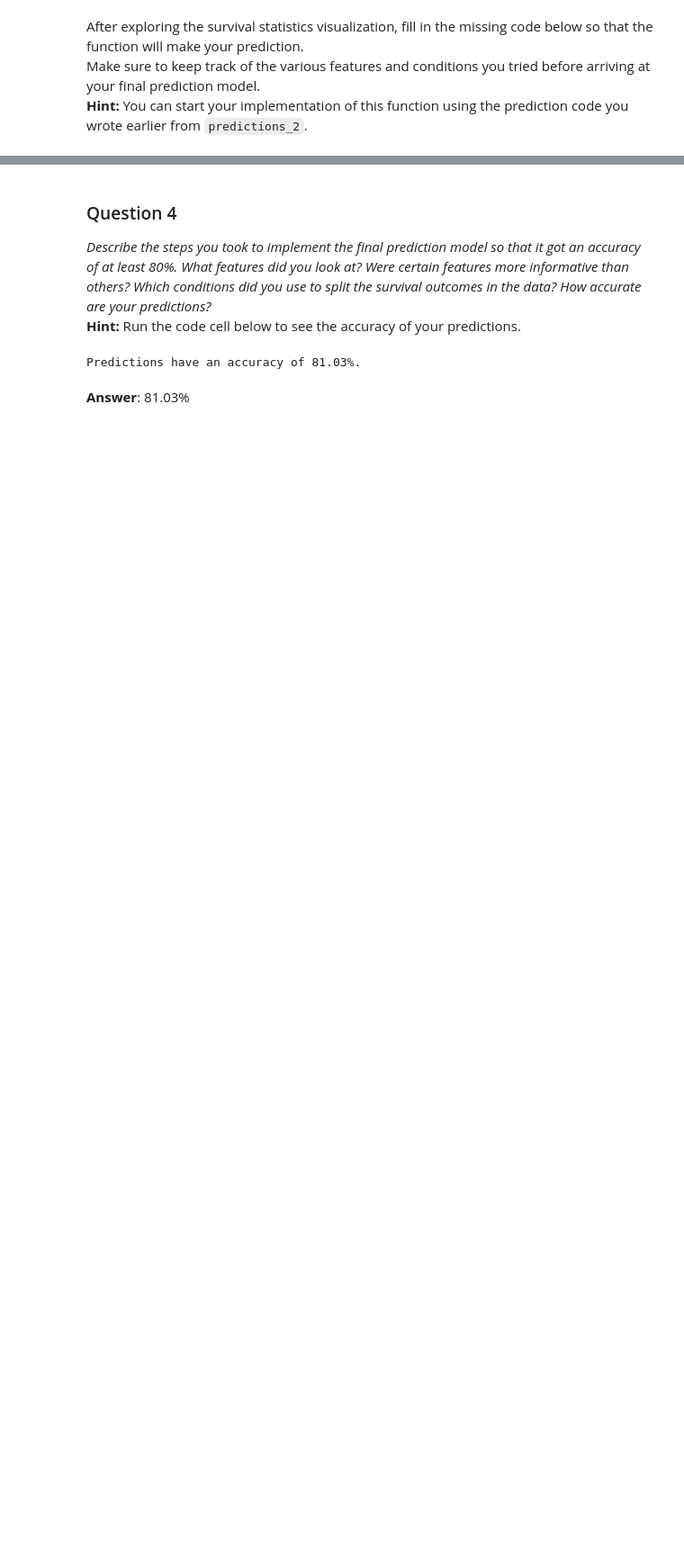
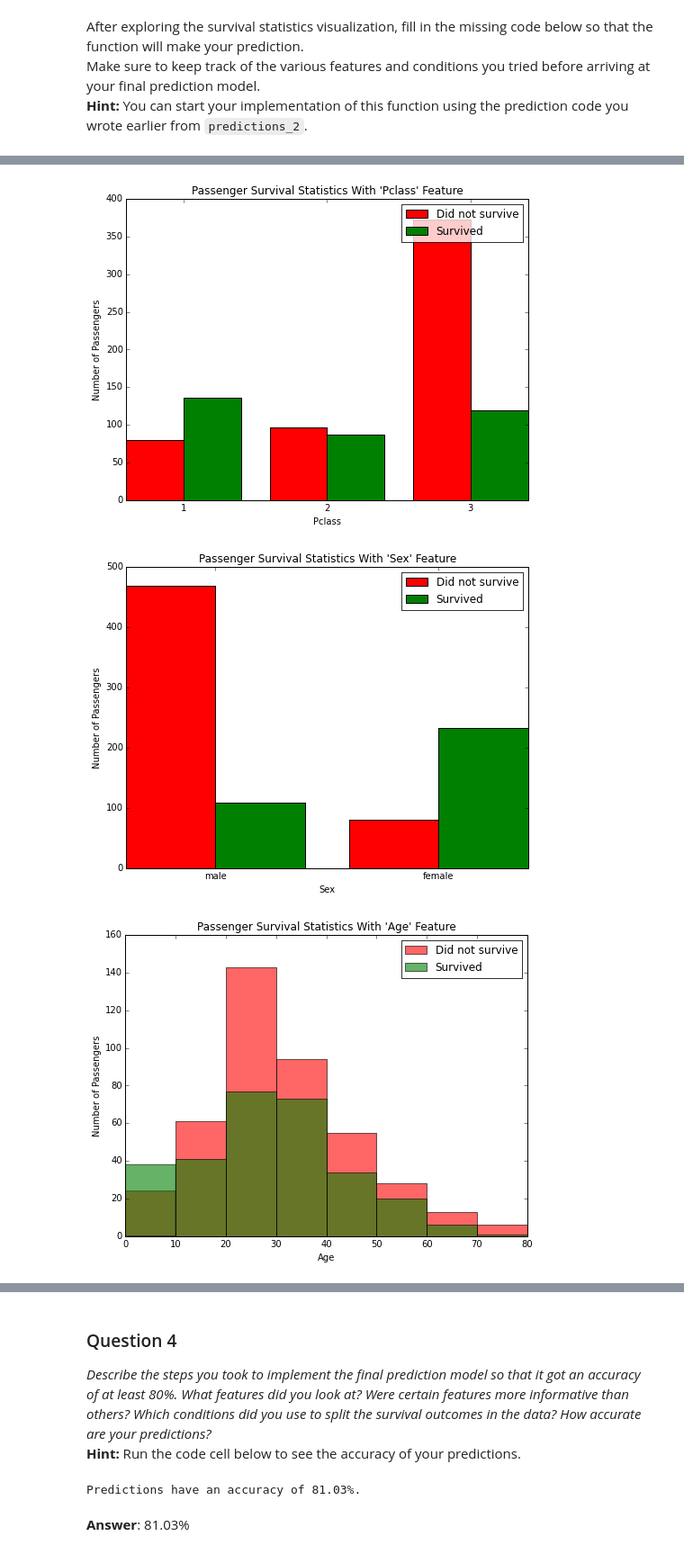
Before and after one commit to 13331151/Udacity-ML-Nano, a Jupyter notebook: projects/titanic_survival_exploration/Titanic_Survival_Exploration.ipynb, the cells around one changed output, grey strips where cells are left out. Shown at 90% size. Saved outputs shown, nothing was run; the diff lists cells and outputs as text; code cells hidden in the pictures; blank space fills up the shorter version.

```diff
--- a/projects/titanic_survival_exploration/Titanic_Survival_Exploration.ipynb
+++ b/projects/titanic_survival_exploration/Titanic_Survival_Exploration.ipynb
@@ -213,0 +217,10 @@ Make sure to keep track of the various features and conditions you tried before
+# %%
+survival_stats(data, outcomes, 'Pclass')
+survival_stats(data, outcomes, 'Sex')
+survival_stats(data, outcomes, 'Age')
+survival_stats(data, outcomes, 'SibSp')
+survival_stats(data, outcomes, 'Parch')
+# %% [output]
+[figure, added]
+[figure, added]
+[figure, added]
```
Also changed, not shown: parts of 18 cells of this notebook.
